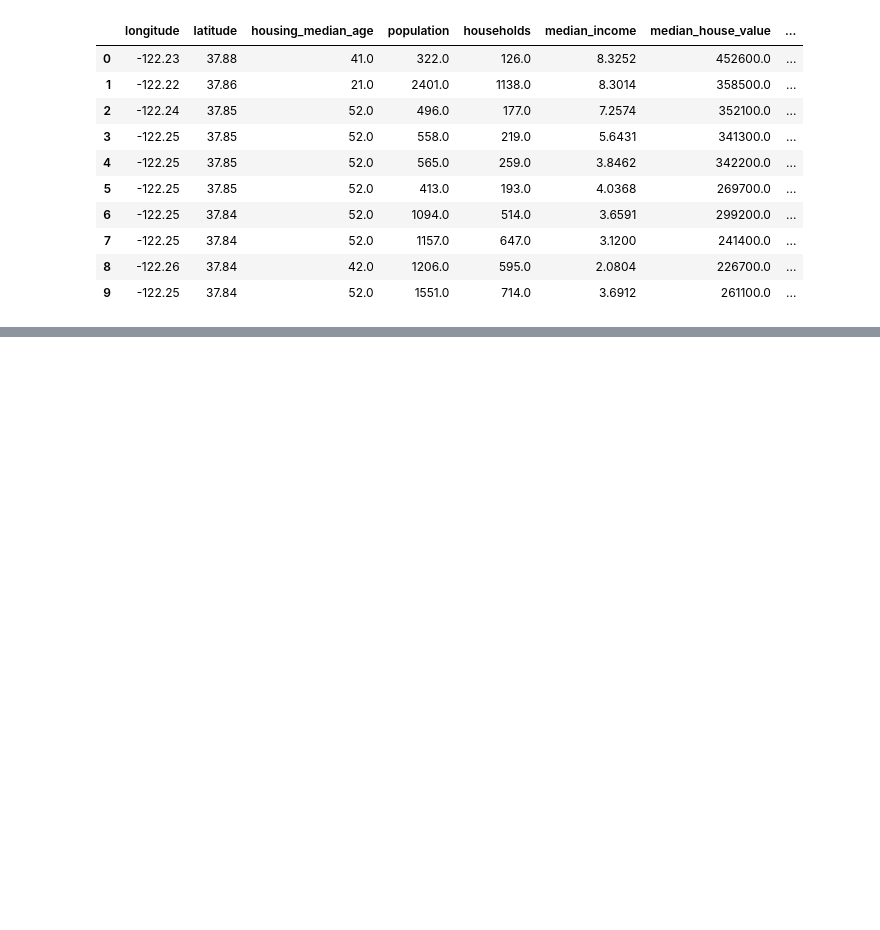
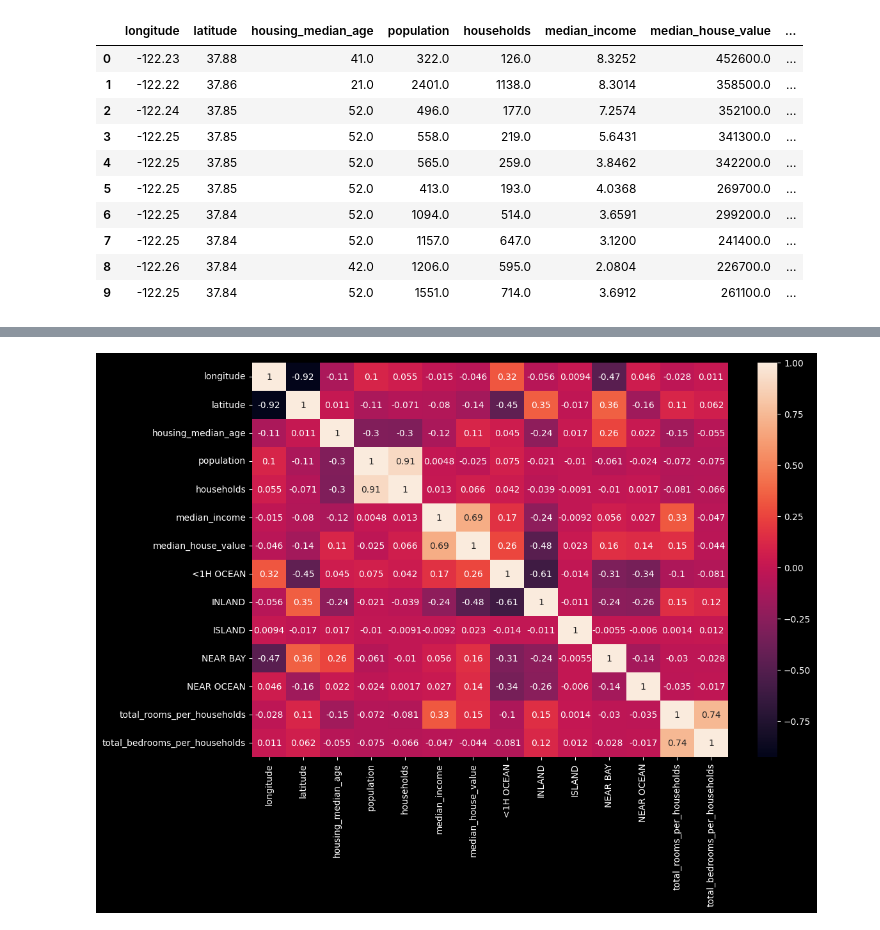
Before and after one commit to Joao-Inacio/Labs, a Jupyter notebook: california _housing_prices/price.ipynb, the cells around one changed output, grey strips where cells are left out. Cells and saved outputs as stored; diff of their text form; code cells hidden in the pictures; blank space fills up the shorter version.

```diff
--- a/california _housing_prices/price.ipynb
+++ b/california _housing_prices/price.ipynb
@@ -171,0 +180,6 @@ ds.head(10)
+# %%
+# Mapa de calor
+plt.figure(figsize=(12,8))
+sns.heatmap(ds.corr(),annot=True);
+# %% [output]
+[figure, added]
```
Also changed, not shown: parts of 6 cells of this notebook.
